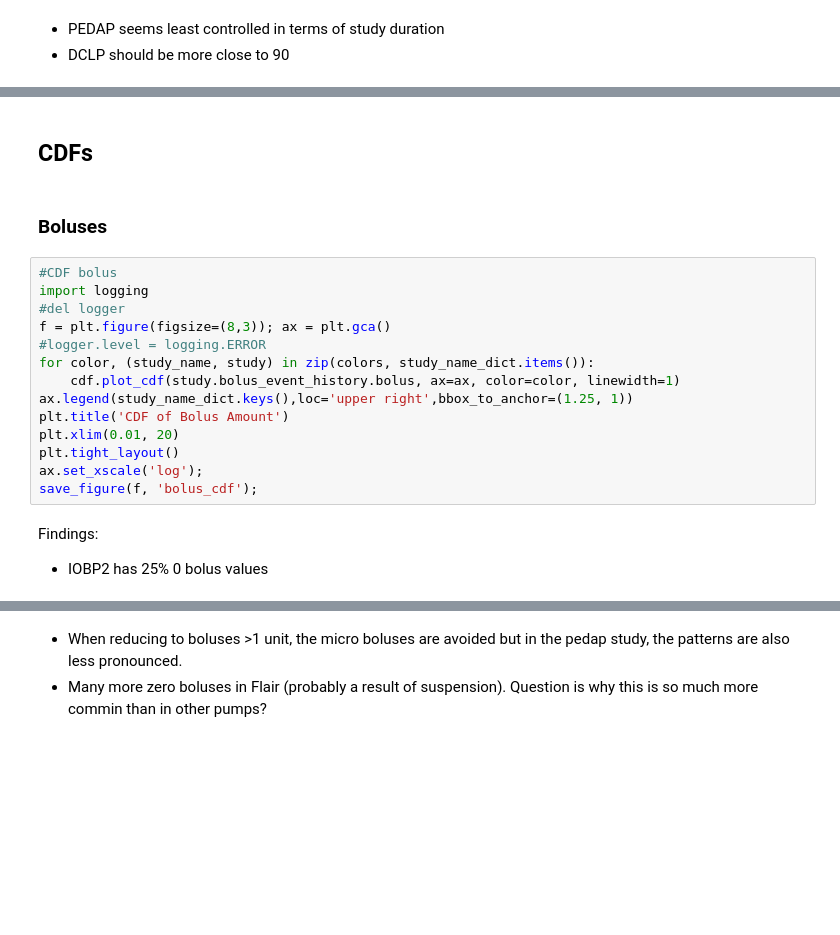
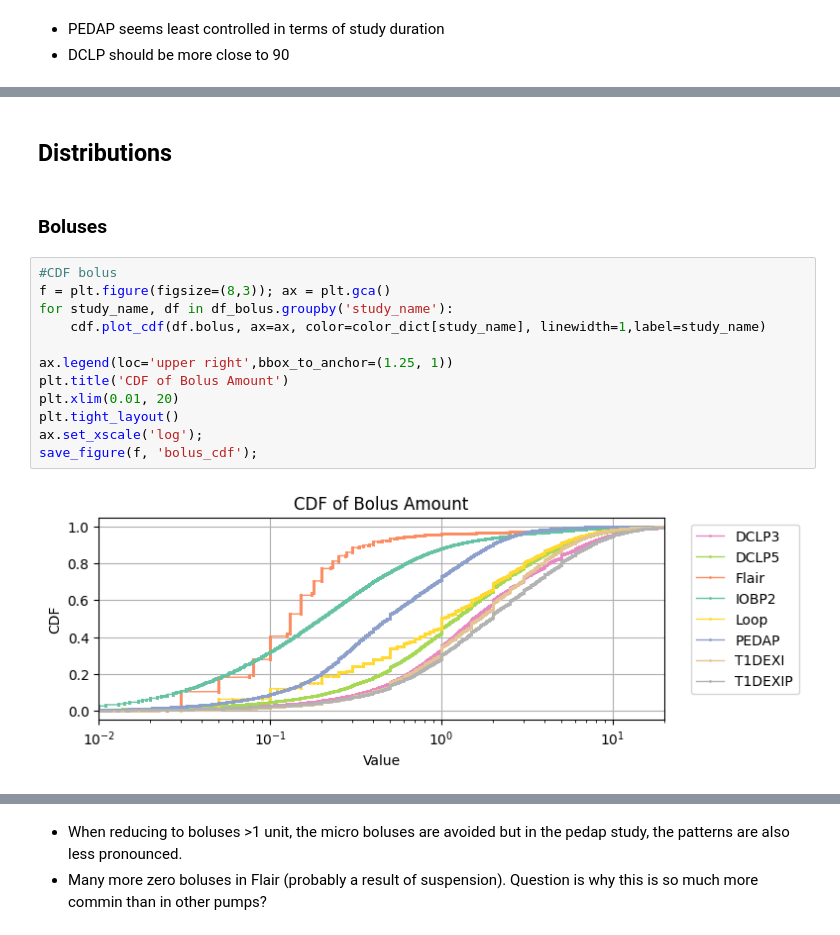
Before and after one commit to nudgebg/egvinsulin, a Jupyter notebook: notebooks/output_validation.ipynb, the cells around one changed output, grey strips where cells are left out. Drawn from its saved outputs; the diff is of its cells as text; blank space fills up the shorter version.

```diff
--- a/notebooks/output_validation.ipynb
+++ b/notebooks/output_validation.ipynb
@@ -297,22 +336,19 @@ plt.tight_layout()
 # %% [markdown]
-## CDFs
+## Distributions
 # %% [markdown]
 ### Boluses
 # %%
 #CDF bolus
-import logging
-#del logger
 f = plt.figure(figsize=(8,3)); ax = plt.gca()
-#logger.level = logging.ERROR
-for color, (study_name, study) in zip(colors, study_name_dict.items()):
-    cdf.plot_cdf(study.bolus_event_history.bolus, ax=ax, color=color, linewidth=1)
-ax.legend(study_name_dict.keys(),loc='upper right',bbox_to_anchor=(1.25, 1))
+for study_name, df in df_bolus.groupby('study_name'):
+    cdf.plot_cdf(df.bolus, ax=ax, color=color_dict[study_name], linewidth=1,label=study_name)
+
+ax.legend(loc='upper right',bbox_to_anchor=(1.25, 1))
 plt.title('CDF of Bolus Amount')
 plt.xlim(0.01, 20)
 plt.tight_layout()
 ax.set_xscale('log');
 save_figure(f, 'bolus_cdf');
+# %% [output]
+[figure, added]
-# %% [markdown]
-Findings:
- - IOBP2 has 25% 0 bolus values
 # %%
```
Also changed, not shown: parts of 74 cells of this notebook, 5 other files.
